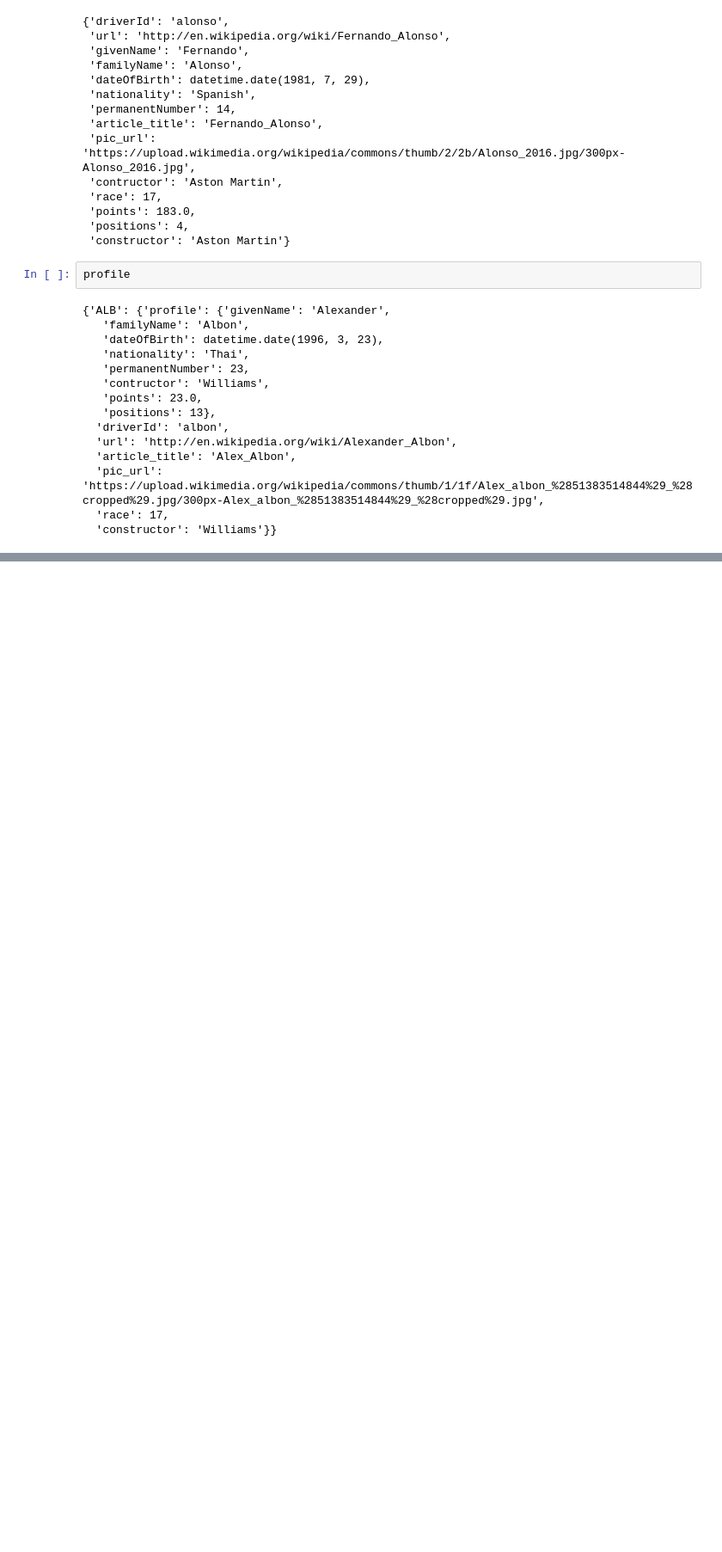
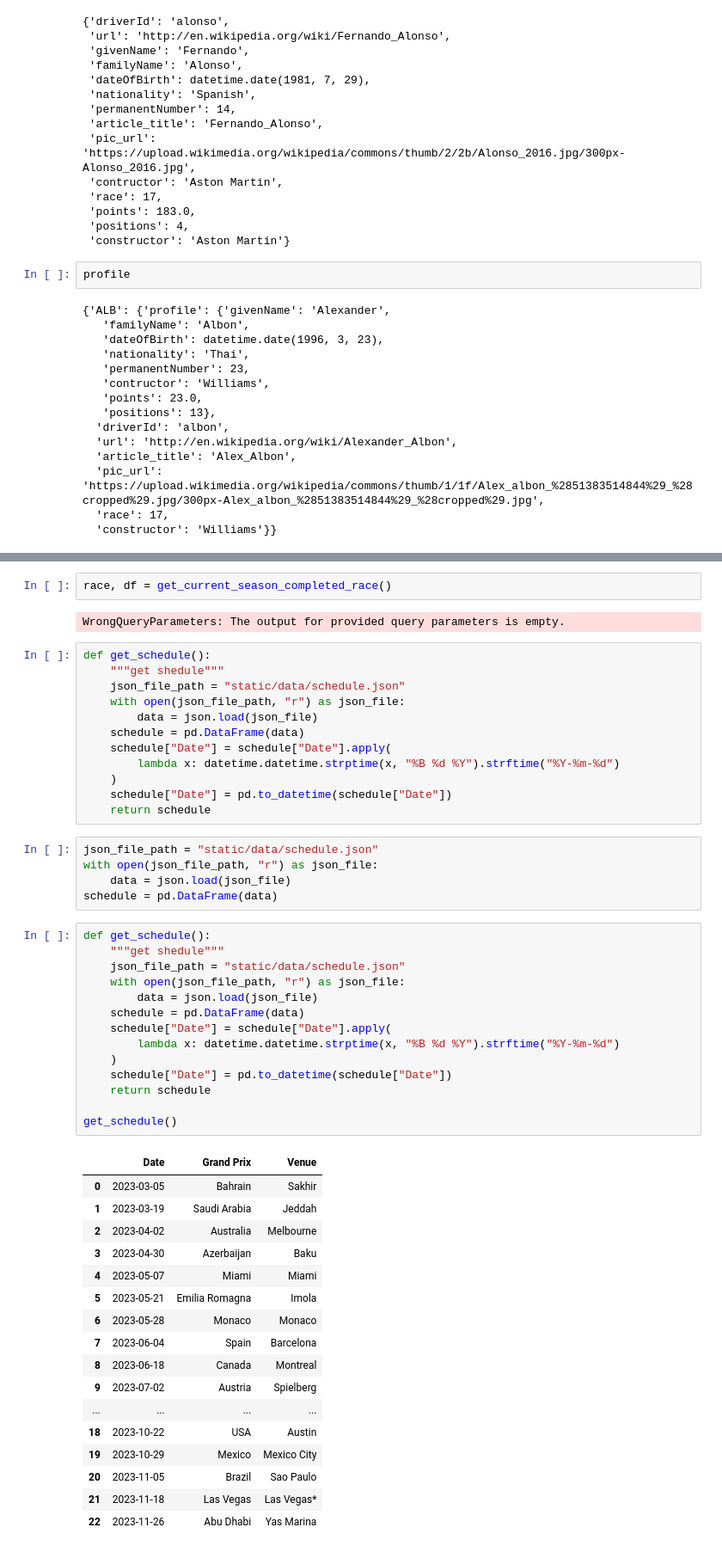
Before and after one commit to Todd183/F1-Stats, a Jupyter notebook: website/test'.ipynb, the cells around one changed output, grey strips where cells are left out. Shown at 86% size. Drawn from its saved outputs; the diff is of its cells as text; blank space fills up the shorter version.

```diff
--- a/website/test'.ipynb
+++ b/website/test'.ipynb
@@ -649,0 +708,53 @@ profile
+# %%
+race, df = get_current_season_completed_race()
+# %% [output]
+WrongQueryParameters: The output for provided query parameters is empty.
+# %%
+def get_schedule():
+    """get shedule"""
+    json_file_path = "static/data/schedule.json"
+    with open(json_file_path, "r") as json_file:
+        data = json.load(json_file)
+    schedule = pd.DataFrame(data)
+    schedule["Date"] = schedule["Date"].apply(
+        lambda x: datetime.datetime.strptime(x, "%B %d %Y").strftime("%Y-%m-%d")
+    )
+    schedule["Date"] = pd.to_datetime(schedule["Date"])
+    return schedule
+# %%
+json_file_path = "static/data/schedule.json"
+with open(json_file_path, "r") as json_file:
+    data = json.load(json_file)
+schedule = pd.DataFrame(data)
+# %%
+def get_schedule():
+    """get shedule"""
+    json_file_path = "static/data/schedule.json"
+    with open(json_file_path, "r") as json_file:
+        data = json.load(json_file)
+    schedule = pd.DataFrame(data)
+    schedule["Date"] = schedule["Date"].apply(
+        lambda x: datetime.datetime.strptime(x, "%B %d %Y").strftime("%Y-%m-%d")
+    )
+    schedule["Date"] = pd.to_datetime(schedule["Date"])
+    return schedule
+
+get_schedule()
+# %% [output]
+|  | Date | Grand Prix | Venue |
+| 0 | 2023-03-05 | Bahrain | Sakhir |
+| 1 | 2023-03-19 | Saudi Arabia | Jeddah |
+| 2 | 2023-04-02 | Australia | Melbourne |
+| 3 | 2023-04-30 | Azerbaijan | Baku |
+| 4 | 2023-05-07 | Miami | Miami |
+| 5 | 2023-05-21 | Emilia Romagna | Imola |
+| 6 | 2023-05-28 | Monaco | Monaco |
+| 7 | 2023-06-04 | Spain | Barcelona |
+| 8 | 2023-06-18 | Canada | Montreal |
+| 9 | 2023-07-02 | Austria | Spielberg |
+| ... | ... | ... | ... |
+| 18 | 2023-10-22 | USA | Austin |
+| 19 | 2023-10-29 | Mexico | Mexico City |
+| 20 | 2023-11-05 | Brazil | Sao Paulo |
+| 21 | 2023-11-18 | Las Vegas | Las Vegas* |
+| 22 | 2023-11-26 | Abu Dhabi | Yas Marina |
```
Also changed, not shown: parts of 10 cells of this notebook, 3 other files.
